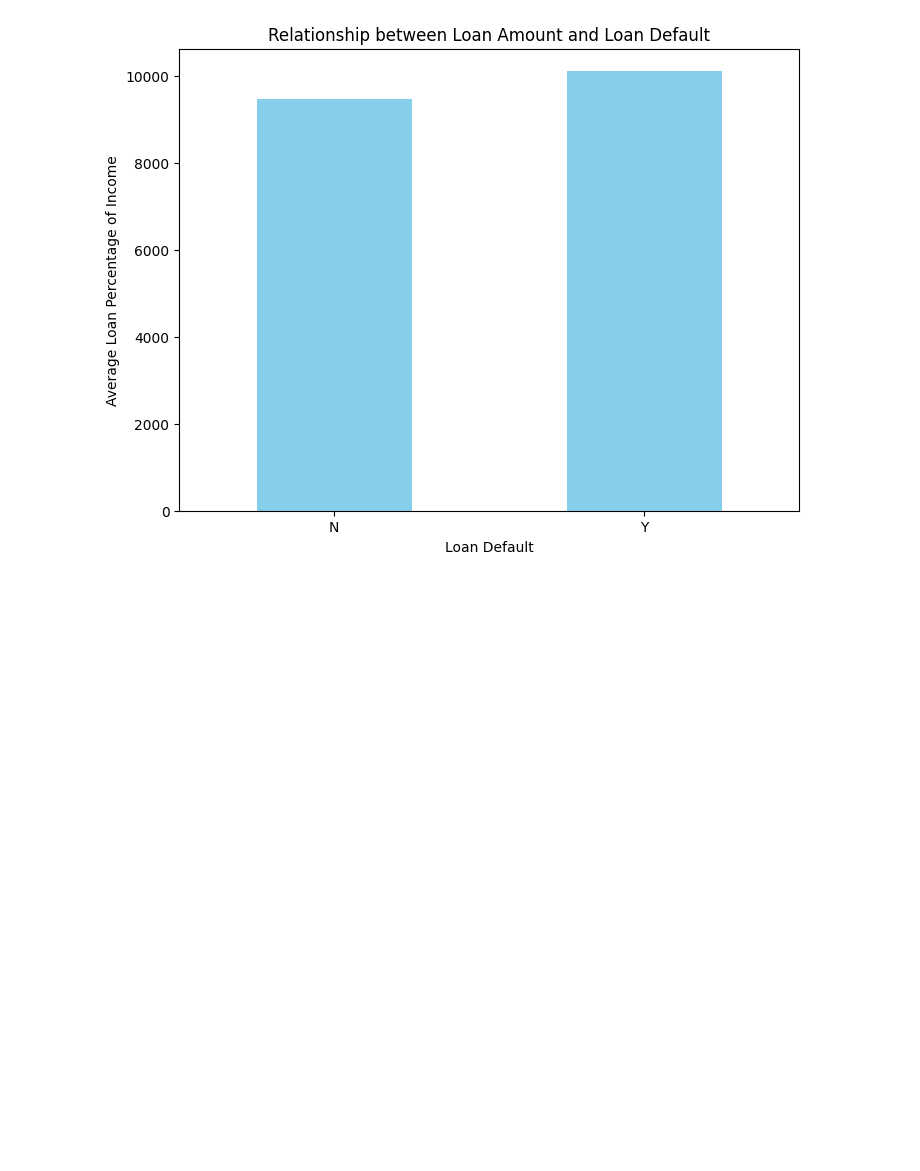
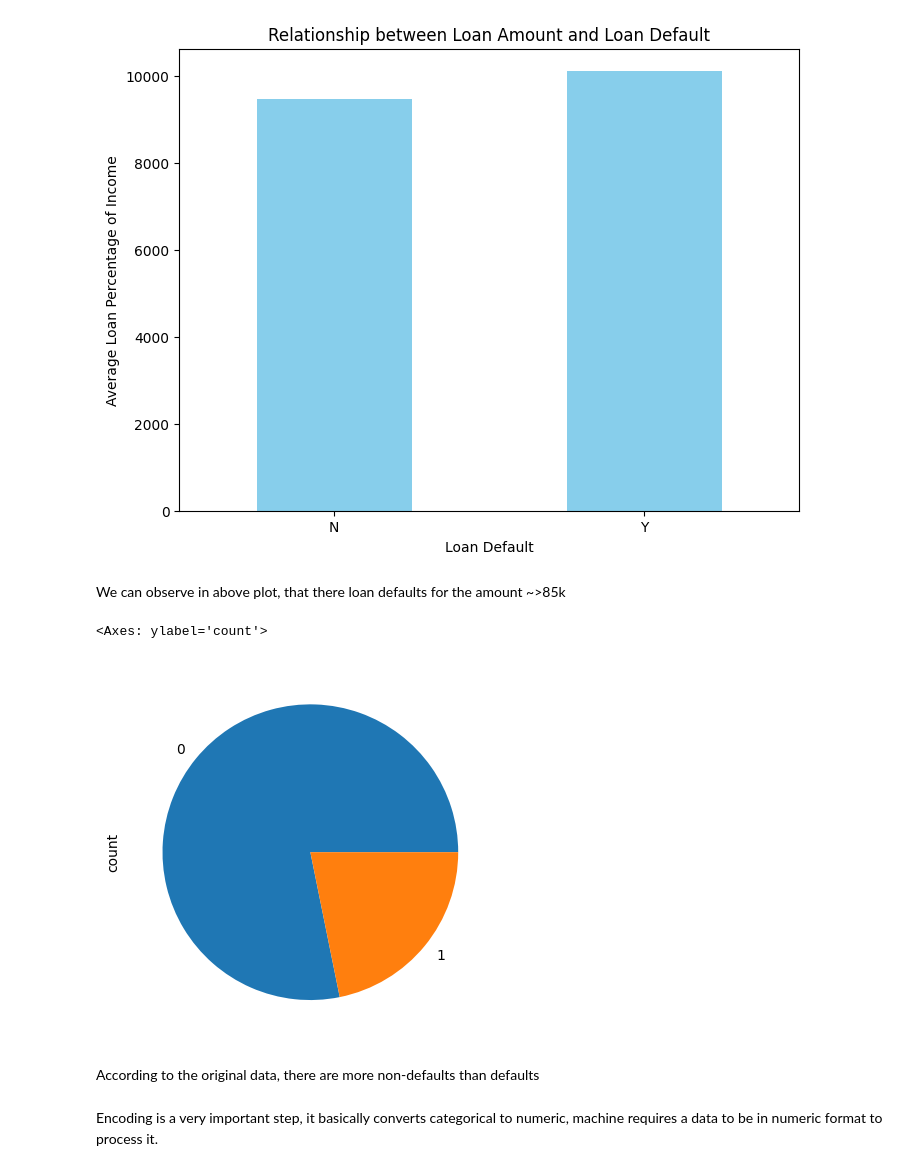
Before and after one commit to nikhilbansal23/Credit-Risk-Prediction, a Jupyter notebook: credit-risk-prediction.ipynb, the cells around one changed output. Saved outputs shown, nothing was run; the diff lists cells and outputs as text; code cells hidden in the pictures; blank space fills up the shorter version.

```diff
--- a/credit-risk-prediction.ipynb
+++ b/credit-risk-prediction.ipynb
@@ -175,9 +156,0 @@ plt.show()
-# %%
-# Violin plot
-df['cb_person_default_on_file'] = df['cb_person_default_on_file'].astype(str)  # Convert 'loan_default' to a string for better visualization
-# df['loan_percentage_income'] = df['loan_percentage_income'].astype(float)  # Convert to float if not already
-
-ax = sns.violinplot(x='cb_person_default_on_file', y='loan_amnt', data=df, inner="quart")
-ax.set_title("Relationship between Loan Amount and Loan Default")
-
-plt.show()
@@ -202,3 +173,15 @@ plt.xticks(rotation=0)  # Keep the x-axis labels horizontal
 plt.show()
 # %% [output]
 [figure]
+# %% [markdown]
+We can observe in above plot, that there loan defaults for the amount ~>85k
+# %%
+# here loan status is taken as follows - 0 as Non Default & 1 as Default
+df["loan_status"].value_counts().plot.pie()
+# %% [output]
+<Axes: ylabel='count'>
+[figure, added]
+# %% [markdown]
+According to the original data, there are more non-defaults than defaults
+# %% [markdown]
+Encoding is a very important step, it basically converts categorical to numeric, machine requires a data to be in numeric format to process it.
```
Also changed, not shown: parts of 62 cells of this notebook.
